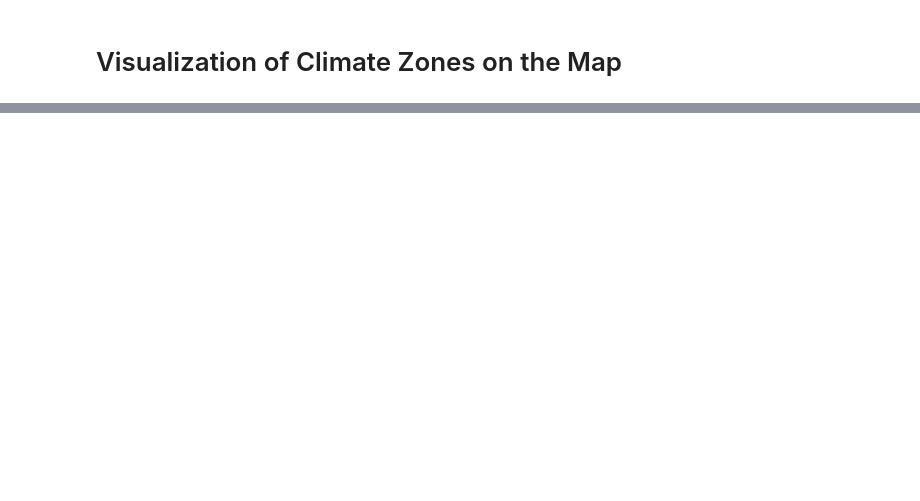
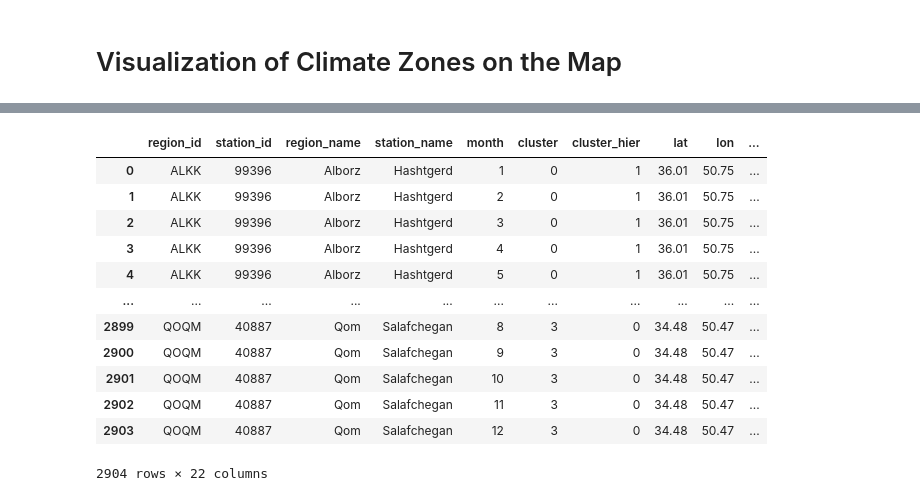
Before and after one commit to shirazialianpooya/panel-data-eto, a Jupyter notebook: src/Python/_02_Climate_Zones.ipynb, the cells around one changed output, grey strips where cells are left out. Saved outputs shown, nothing was run; the diff lists cells and outputs as text; code cells hidden in the pictures; blank space fills up the shorter version.

```diff
--- a/src/Python/_02_Climate_Zones.ipynb
+++ b/src/Python/_02_Climate_Zones.ipynb
@@ -560 +562,17 @@ dd.describe()
+# %%
+dd
+# %% [output]
+|  | region_id | station_id | region_name | station_name | month | cluster | cluster_hier | lat | lon | ... |
+| 0 | ALKK | 99396 | Alborz | Hashtgerd | 1 | 0 | 1 | 36.01 | 50.75 | ... |
+| 1 | ALKK | 99396 | Alborz | Hashtgerd | 2 | 0 | 1 | 36.01 | 50.75 | ... |
+| 2 | ALKK | 99396 | Alborz | Hashtgerd | 3 | 0 | 1 | 36.01 | 50.75 | ... |
+| 3 | ALKK | 99396 | Alborz | Hashtgerd | 4 | 0 | 1 | 36.01 | 50.75 | ... |
+| 4 | ALKK | 99396 | Alborz | Hashtgerd | 5 | 0 | 1 | 36.01 | 50.75 | ... |
+| ... | ... | ... | ... | ... | ... | ... | ... | ... | ... | ... |
+| 2899 | QOQM | 40887 | Qom | Salafchegan | 8 | 3 | 0 | 34.48 | 50.47 | ... |
+| 2900 | QOQM | 40887 | Qom | Salafchegan | 9 | 3 | 0 | 34.48 | 50.47 | ... |
+| 2901 | QOQM | 40887 | Qom | Salafchegan | 10 | 3 | 0 | 34.48 | 50.47 | ... |
+| 2902 | QOQM | 40887 | Qom | Salafchegan | 11 | 3 | 0 | 34.48 | 50.47 | ... |
+| 2903 | QOQM | 40887 | Qom | Salafchegan | 12 | 3 | 0 | 34.48 | 50.47 | ... |
+2904 rows × 22 columns
 # %%
```
Also changed, not shown: parts of 10 cells of this notebook.
